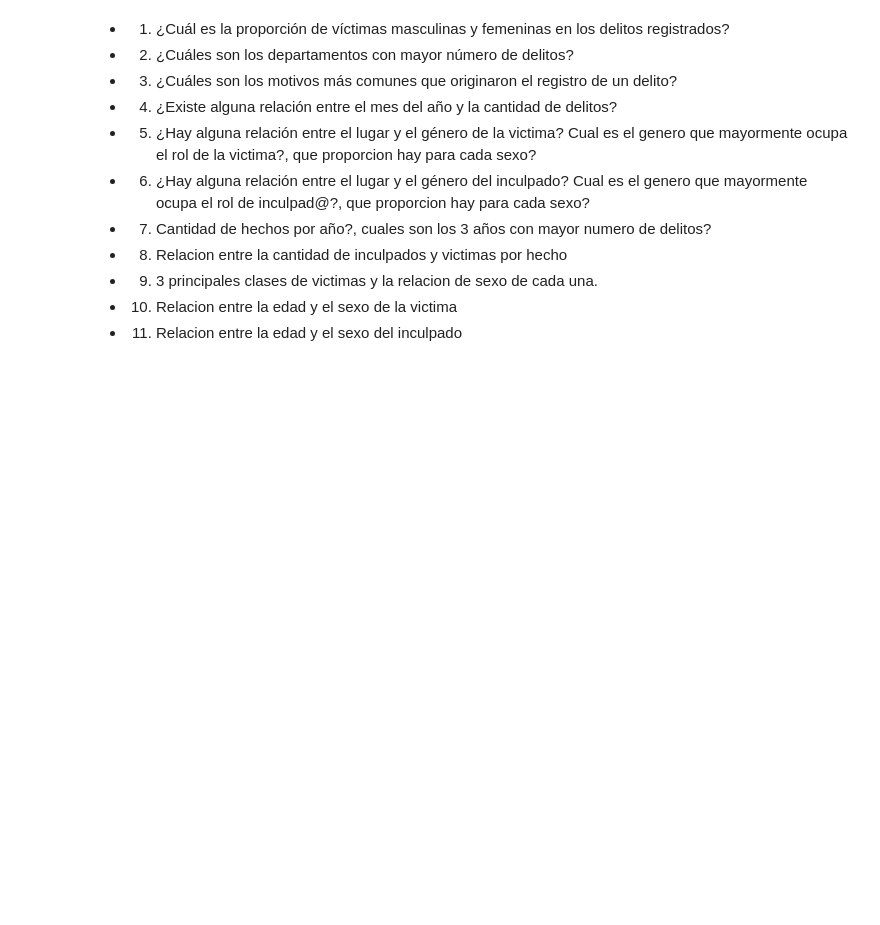
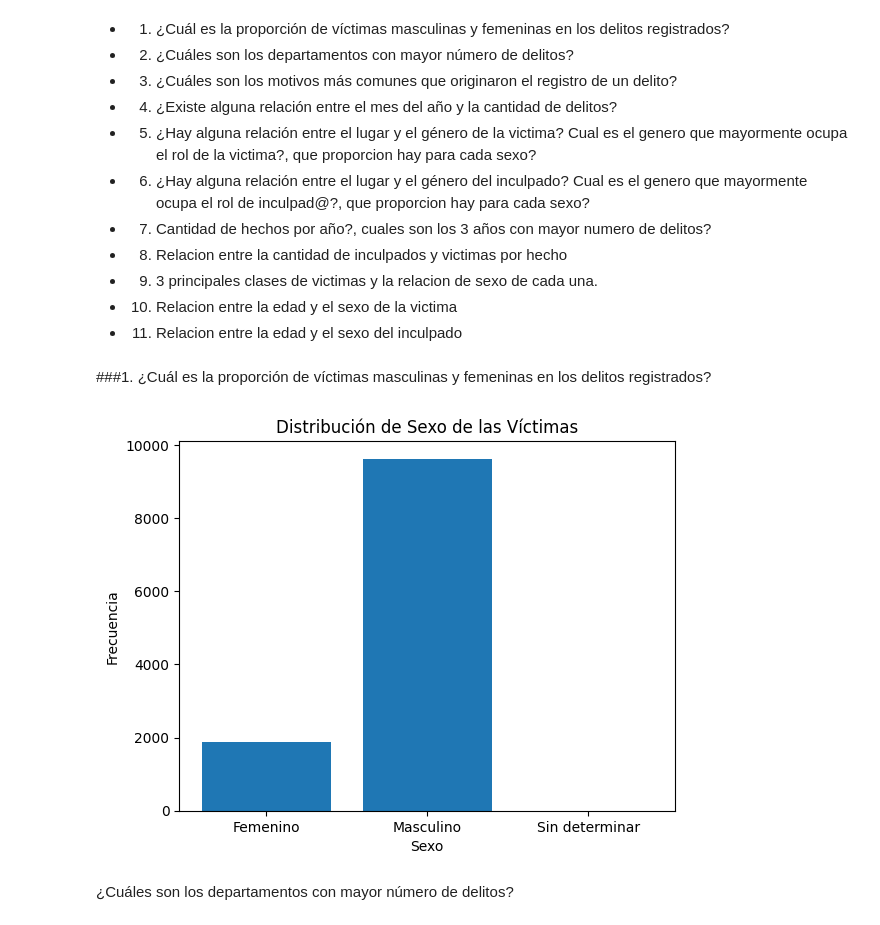
Before and after one commit to ianCristianAriel/2017--2021-argentina-analisis-delitos-registrados, a Jupyter notebook: notebooks/limpios/4_visualizaciones_respuestas.ipynb, the cells around one changed output. Drawn from its saved outputs; the diff is of its cells as text; code cells hidden in the pictures; blank space fills up the shorter version.

Commit message:
Visualizacion Preguntas 1-3

```diff
--- a/notebooks/limpios/4_visualizaciones_respuestas.ipynb
+++ b/notebooks/limpios/4_visualizaciones_respuestas.ipynb
@@ -10,3 +10,39 @@
 - 9. 3 principales clases de victimas y la relacion de sexo de cada una.
 - 10. Relacion entre la edad y el sexo de la victima
 - 11. Relacion entre la edad y el sexo del inculpado
+# %% [markdown]
+###1. ¿Cuál es la proporción de víctimas masculinas y femeninas en los delitos registrados?
+# %%
+#Base de datos original
+url_original='https://raw.githubusercontent.com/ianCristianAriel/proc_datos_proyecto_final_G3/visualizacion/datos/procesados/limpieza01_argentina_delitos.csv'
+url1='https://raw.githubusercontent.com/ianCristianAriel/proc_datos_proyecto_final_G3/visualizacion/datos/procesados/preparacion01_datos_sexo_victima.csv'
+# %%
+import pandas as pd
+df_original= pd.read_csv(url_original)
+df_sexo_victimas=pd.read_csv(url1)
+#Aca reemplazo los valores
+df_sexo_victimas['sexo_victima'] = df_original['sexo_victima']
+#Aca Agrego la columna
+df_sexo_victimas['tipo_persona'] = df_original['tipo_persona']
+#Filtro por victima
+df_victima = df_sexo_victimas[df_sexo_victimas['tipo_persona'] == 'Víctima']
+# %%
+import matplotlib.pyplot as plt
+
+# Obtener los valores únicos y sus frecuencias en la columna 'sexo_victima'
+values, counts = df_victima['sexo_victima'].value_counts().sort_index().values, df_victima['sexo_victima'].value_counts().sort_index().index
+
+# Crear el gráfico de barras
+plt.bar(counts, values)
+
+# Configurar los ejes y el título
+plt.xlabel('Sexo')
+plt.ylabel('Frecuencia')
+plt.title('Distribución de Sexo de las Víctimas')
+
+# Mostrar el gráfico
+plt.show()
+# %% [output]
+[figure, added]
+# %% [markdown]
+¿Cuáles son los departamentos con mayor número de delitos?
```
Also changed, not shown: parts of 7 cells of this notebook, 1 other file.
